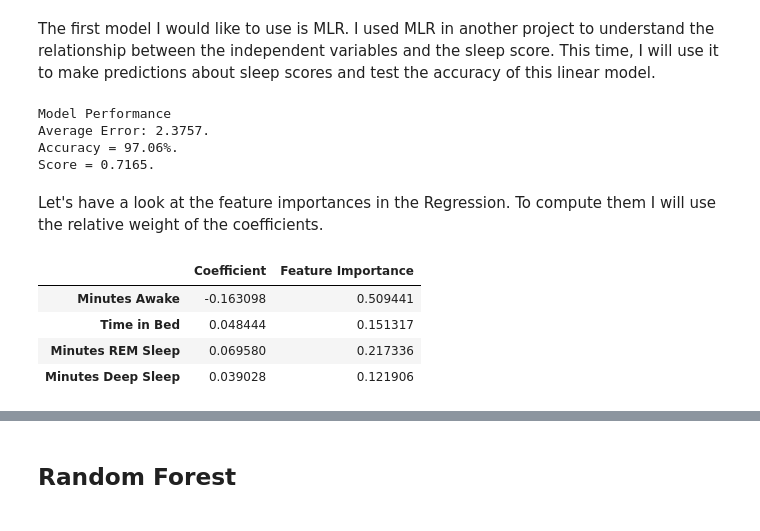
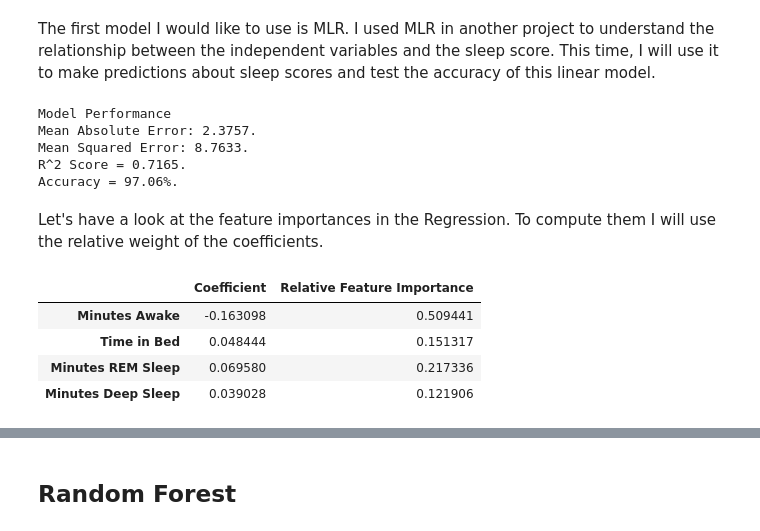
Before and after one commit to JoBe10/Fitbit-Sleep-Score, a Jupyter notebook: Sleep_Scores/Fitbit_Sleep_Score_ML.ipynb, the cells around one changed output, grey strips where cells are left out. Cells and saved outputs as stored; diff of their text form; code cells hidden in the pictures.

```diff
--- a/Sleep_Scores/Fitbit_Sleep_Score_ML.ipynb
+++ b/Sleep_Scores/Fitbit_Sleep_Score_ML.ipynb
@@ -120,12 +126,13 @@ regressor = LinearRegression()
 mlr = regressor.fit(X_train, y_train)
 # %%
 # Evaluate the performance
-evaluate(mlr, X_test, y_test)
+scoring(mlr, X_test, y_test)
 # %% [output]
 Model Performance
-Average Error: 2.3757.
+Mean Absolute Error: 2.3757.
+Mean Squared Error: 8.7633.
+R^2 Score = 0.7165.
 Accuracy = 97.06%.
-Score = 0.7165.
 # %% [markdown]
 Let's have a look at the feature importances in the Regression. To compute them I will use the relative weight of the coefficients.
 # %%
@@ -134,18 +141,18 @@ coef = mlr.coef_
 # %%
 # Create a DataFrame with the coefficients and feature importances of all independent variables
 mlr_feats = pd.DataFrame()
 
 # Create coeffciient column
 mlr_feats['Coefficient'] = coef
 
 # Set the index to teh corresponding independent variables
 mlr_feats.index = X_train.columns
 
-# Compute feature importances
-mlr_feats['Feature Importance'] = mlr_feats.apply(lambda x: abs(x)/mlr_feats.Coefficient.abs().sum())
+# Compute relative feature importances
+mlr_feats['Relative Feature Importance'] = mlr_feats.apply(lambda x: abs(x)/mlr_feats.Coefficient.abs().sum())
 mlr_feats
 # %% [output]
-|  | Coefficient | Feature Importance |
+|  | Coefficient | Relative Feature Importance |
 | Minutes Awake | -0.163098 | 0.509441 |
 | Time in Bed | 0.048444 | 0.151317 |
 | Minutes REM Sleep | 0.069580 | 0.217336 |
```
Also changed, not shown: parts of 16 cells of this notebook.
